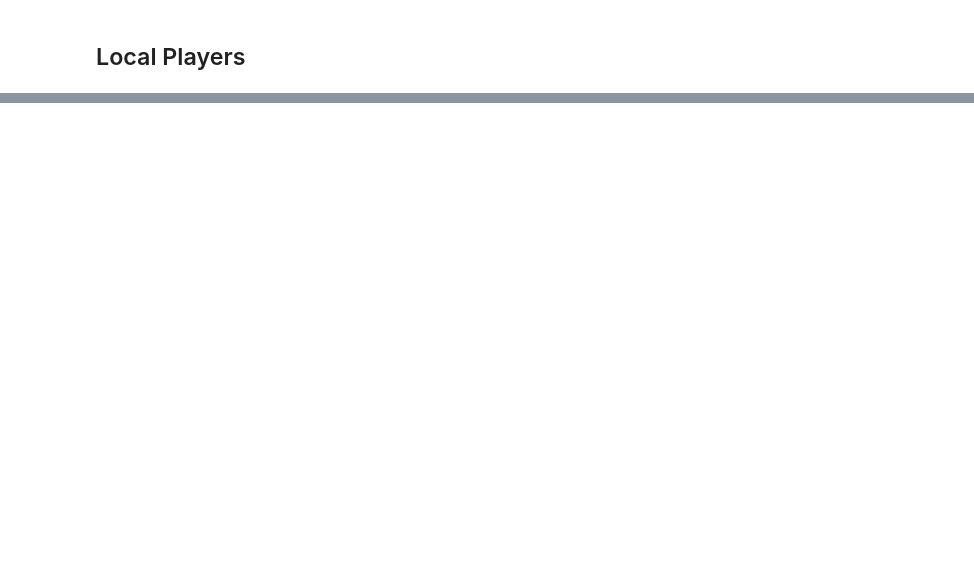
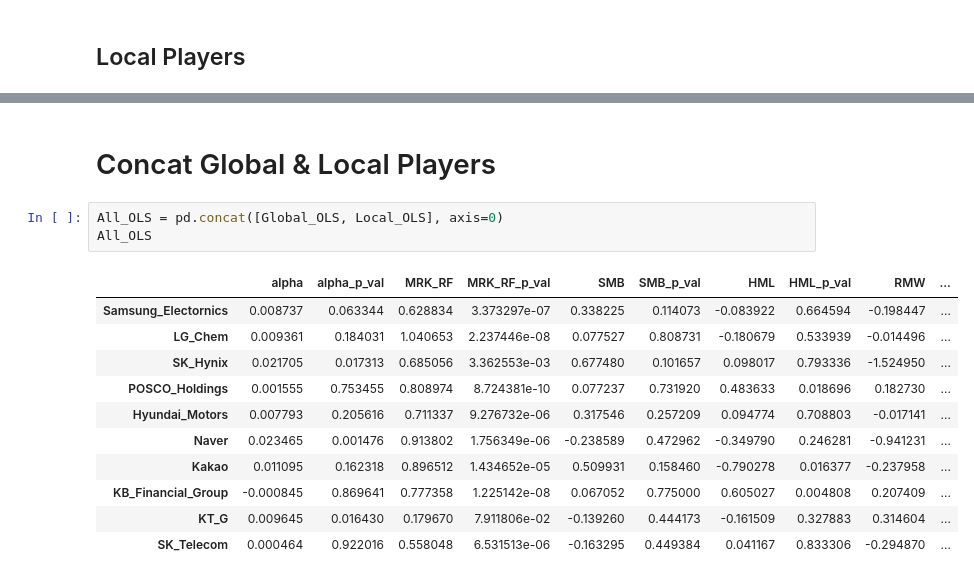
Before and after one commit to namwootree/Study-in-UNIST, a Jupyter notebook: 인공지능을 활용한 금융시장 분석/Homework_1.ipynb, the cells around one changed output, grey strips where cells are left out. Drawn from its saved outputs; the diff is of its cells as text; blank space fills up the shorter version.

```diff
--- a/인공지능을 활용한 금융시장 분석/Homework_1.ipynb
+++ b/인공지능을 활용한 금융시장 분석/Homework_1.ipynb
@@ -484,0 +516,17 @@ Local_OLS
+# %% [markdown]
+# Concat Global & Local Players
+# %%
+All_OLS = pd.concat([Global_OLS, Local_OLS], axis=0)
+All_OLS
+# %% [output]
+|  | alpha | alpha_p_val | MRK_RF | MRK_RF_p_val | SMB | SMB_p_val | HML | HML_p_val | RMW | ... |
+| Samsung_Electornics | 0.008737 | 0.063344 | 0.628834 | 3.373297e-07 | 0.338225 | 0.114073 | -0.083922 | 0.664594 | -0.198447 | ... |
+| LG_Chem | 0.009361 | 0.184031 | 1.040653 | 2.237446e-08 | 0.077527 | 0.808731 | -0.180679 | 0.533939 | -0.014496 | ... |
+| SK_Hynix | 0.021705 | 0.017313 | 0.685056 | 3.362553e-03 | 0.677480 | 0.101657 | 0.098017 | 0.793336 | -1.524950 | ... |
+| POSCO_Holdings | 0.001555 | 0.753455 | 0.808974 | 8.724381e-10 | 0.077237 | 0.731920 | 0.483633 | 0.018696 | 0.182730 | ... |
+| Hyundai_Motors | 0.007793 | 0.205616 | 0.711337 | 9.276732e-06 | 0.317546 | 0.257209 | 0.094774 | 0.708803 | -0.017141 | ... |
+| Naver | 0.023465 | 0.001476 | 0.913802 | 1.756349e-06 | -0.238589 | 0.472962 | -0.349790 | 0.246281 | -0.941231 | ... |
+| Kakao | 0.011095 | 0.162318 | 0.896512 | 1.434652e-05 | 0.509931 | 0.158460 | -0.790278 | 0.016377 | -0.237958 | ... |
+| KB_Financial_Group | -0.000845 | 0.869641 | 0.777358 | 1.225142e-08 | 0.067052 | 0.775000 | 0.605027 | 0.004808 | 0.207409 | ... |
+| KT_G | 0.009645 | 0.016430 | 0.179670 | 7.911806e-02 | -0.139260 | 0.444173 | -0.161509 | 0.327883 | 0.314604 | ... |
+| SK_Telecom | 0.000464 | 0.922016 | 0.558048 | 6.531513e-06 | -0.163295 | 0.449384 | 0.041167 | 0.833306 | -0.294870 | ... |
```
Also changed, not shown: parts of 12 cells of this notebook.
